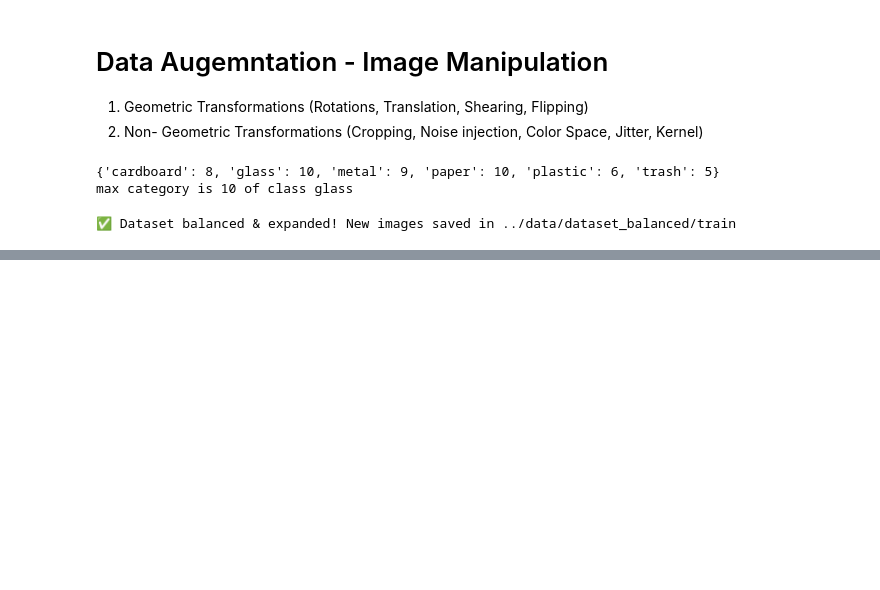
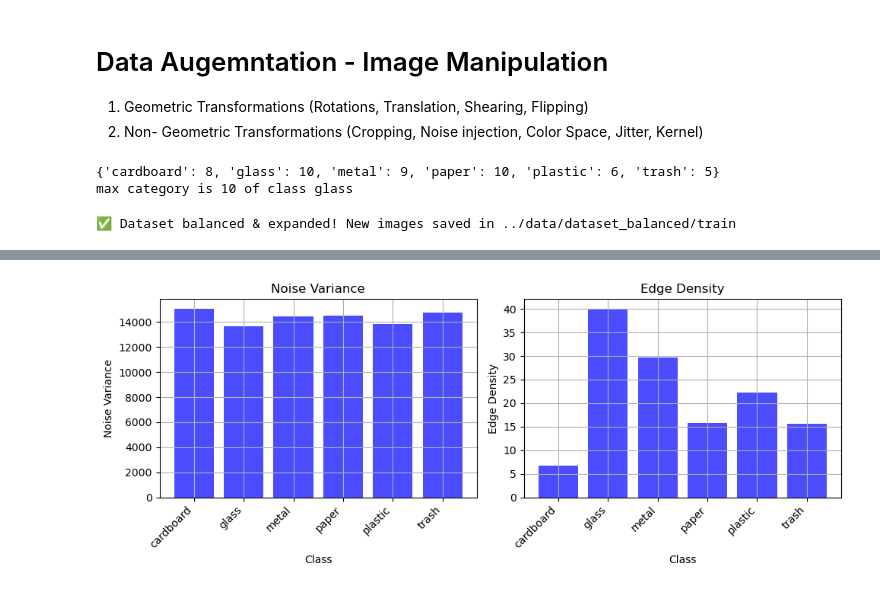
Before and after one commit to annitziak/Trash_Image_Classification, a Jupyter notebook: src/da_image_manipulation.ipynb, the cells around one changed output, grey strips where cells are left out. Cells and saved outputs as stored; diff of their text form; code cells hidden in the pictures; blank space fills up the shorter version.

```diff
--- a/src/da_image_manipulation.ipynb
+++ b/src/da_image_manipulation.ipynb
@@ -156,0 +541,91 @@ device = torch.device("cuda:0" if torch.cuda.is_available() else "cpu")
+# %%
+from skimage.metrics import structural_similarity as ssim
+
+def compute_noise_metrics(image):
+    """
+    Computes noise level using high-frequency filtering, SSIM, edge detection, and SNR.
+    Returns noise variance, SSIM, edge count, and signal-to-noise ratio (SNR).
+    """
+    gray = cv2.cvtColor(image, cv2.COLOR_BGR2GRAY)
+
+    # **1. Compute Noise Variance (High-Frequency Content)**
+    blurred = cv2.GaussianBlur(gray, (5, 5), 0)
+    noise = gray - blurred  # Extract noise
+    noise_variance = np.var(noise)
+
+    # **2. Compute Edge Density using Canny Edge Detector**
+    edges = cv2.Canny(gray, 100, 200)
+    edge_density = np.sum(edges) / (gray.shape[0] * gray.shape[1])  # Edge pixel ratio
+
+
+    return noise_variance, edge_density
+
+def process_image_noise(image_path):
+    """
+    Reads an image and computes its noise metrics.
+    """
+    image = cv2.imread(image_path)
+    if image is None:
+        return None
+    return compute_noise_metrics(image)
+
+def analyze_noise_per_class(train_dir):
+    """
+    Analyzes noise levels in each class of the dataset using variance, SSIM, edge density, and SNR.
+    """
+    class_folders = [f.path for f in os.scandir(train_dir) if f.is_dir()]
+
+    noise_data = {}
+
+    for class_path in class_folders:
+        class_name = os.path.basename(class_path)
+
+        # Collect image files
+        image_files = glob(os.path.join(class_path, "*.jpg")) + glob(os.path.join(class_path, "*.png"))
+        if not image_files:
+            continue  # Skip empty folders
+
+        noise_variances = []
+
+        edge_densities = []
+
+
+        # Process images in parallel
+        with ThreadPoolExecutor() as executor:
+            results = list(filter(None, executor.map(process_image_noise, image_files)))
+
+        for noise_var, edge_density in results:
+            noise_variances.append(noise_var)
+            edge_densities.append(edge_density)
+
+
+        # Store results per class
+        noise_data[class_name] = {
+            "Noise Variance": np.mean(noise_variances) if noise_variances else 0,
+            "Edge Density": np.mean(edge_densities) if edge_densities else 0,
+
+        }
+
+    # **Plot Noise Variance, SSIM, Edge Density, and SNR for each class**
+    classes = list(noise_data.keys())
+    metrics = ["Noise Variance", "Edge Density"]
+
+    fig, axes = plt.subplots(1, 2, figsize=(10, 4))
+    axes = axes.flatten()
+
+    for idx, metric in enumerate(metrics):
+        values = [noise_data[c][metric] for c in classes]
+        axes[idx].bar(classes, values, color='blue', alpha=0.7)
+        axes[idx].set_title(metric)
+        axes[idx].set_xlabel("Class")
+        axes[idx].set_ylabel(metric)
+        axes[idx].grid(True)
+        axes[idx].set_xticklabels(classes, rotation=45, ha="right")
+
+    plt.tight_layout()
+    plt.show()
+
+# Example usage:
+analyze_noise_per_class(path)  # Change to your dataset directory
+# %% [output]
+[figure, added]
```
Also changed, not shown: parts of 10 cells of this notebook.
